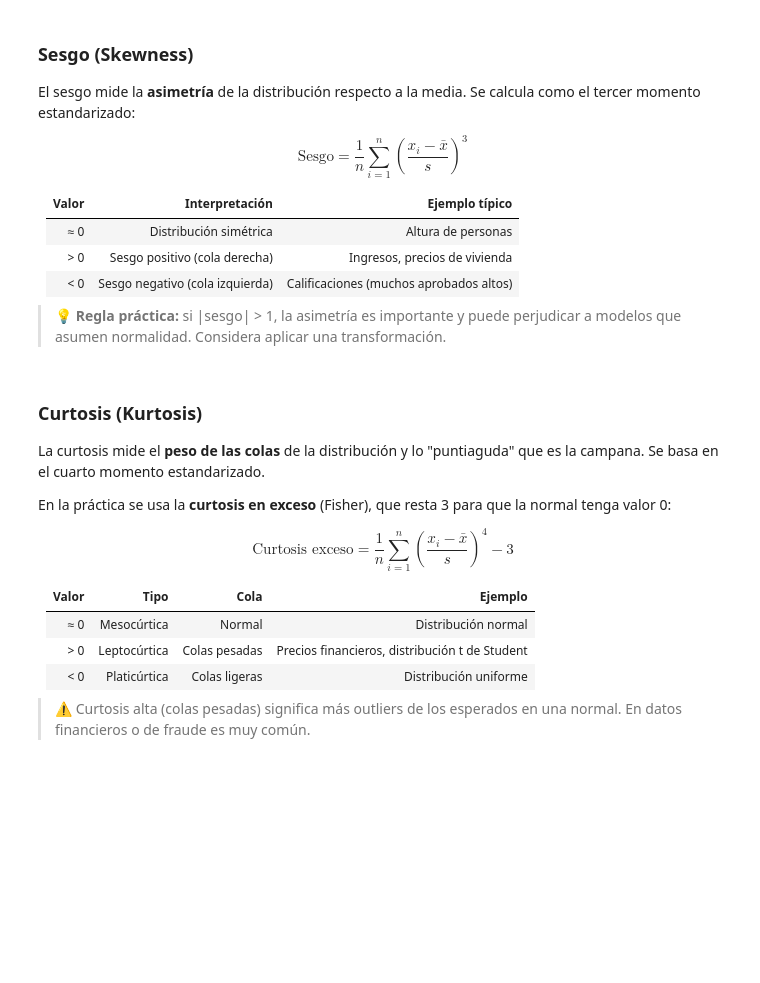
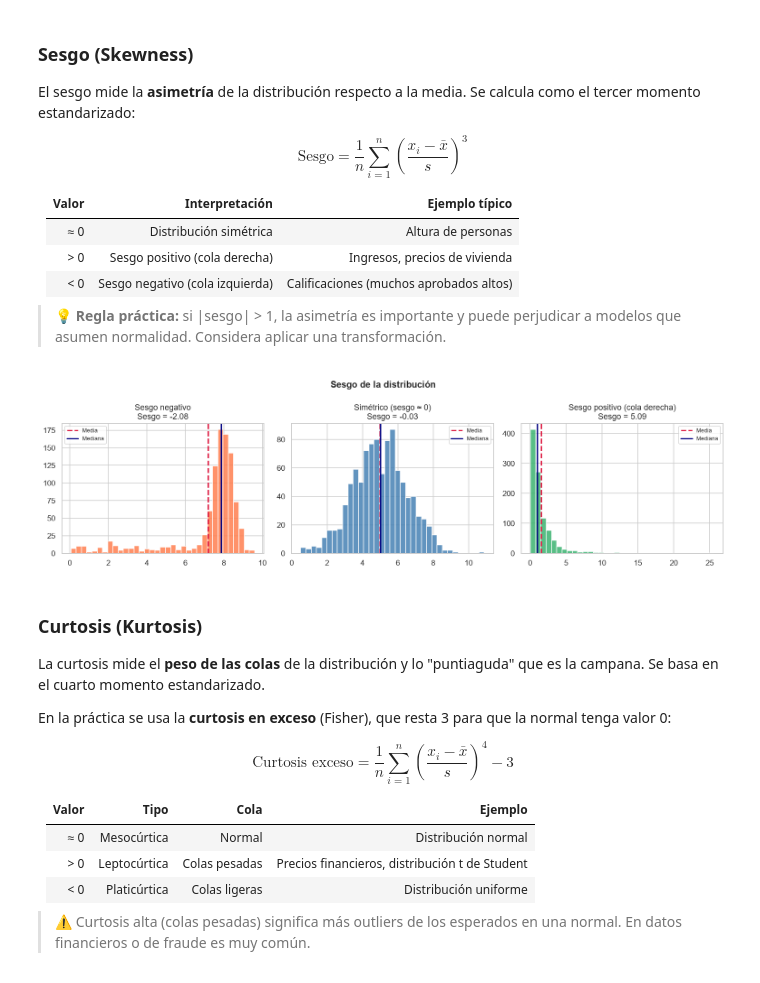
Before and after one commit to aalasan202/DLCD, a Jupyter notebook: UD2/Bloque_2_Distribuciones_y_Normalidad/B2_S1_Distribuciones_y_Forma.ipynb, the cells around one changed output. Drawn from its saved outputs; the diff is of its cells as text; code cells hidden in the pictures; blank space fills up the shorter version.

```diff
--- a/UD2/Bloque_2_Distribuciones_y_Normalidad/B2_S1_Distribuciones_y_Forma.ipynb
+++ b/UD2/Bloque_2_Distribuciones_y_Normalidad/B2_S1_Distribuciones_y_Forma.ipynb
@@ -212,34 +226,32 @@ $$\text{Sesgo} = \frac{1}{n} \sum_{i=1}^{n} \left(\frac{x_i - \bar{x}}{s}\right)
 # %%
 # Visualización del sesgo
 fig, axes = plt.subplots(1, 3, figsize=(14, 4))
 
 # Sesgo negativo
 data_neg = np.concatenate([np.random.normal(8, 0.5, 800), np.random.uniform(0, 8, 200)])
 # Simétrico
 data_sym = np.random.normal(5, 1.5, 1000)
 # Sesgo positivo (log-normal)
 data_pos = np.random.lognormal(0, 1, 1000)
 
 for ax, data, title, color in zip(
     axes,
     [data_neg, data_sym, data_pos],
-    ['Sesgo negativo
-(cola izquierda)', 'Simétrico
-(sesgo ≈ 0)', 'Sesgo positivo
-(cola derecha)'],
+    ['Sesgo negativo', 'Simétrico (sesgo ≈ 0)', 'Sesgo positivo (cola derecha)'],
     ['coral', 'steelblue', 'mediumseagreen']
 ):
     skew = stats.skew(data)
     ax.hist(data, bins=35, color=color, edgecolor='white', alpha=0.85)
     ax.axvline(np.mean(data), color='crimson', linestyle='--', linewidth=2, label='Media')
     ax.axvline(np.median(data), color='navy', linestyle='-', linewidth=2, label='Mediana')
-    ax.set_title(f'{title}
-Sesgo = {skew:.2f}')
+    ax.set_title(f'{title}\nSesgo = {skew:.2f}')
     ax.legend(fontsize=8)
 
 plt.suptitle('Sesgo de la distribución', fontsize=13, fontweight='bold')
 plt.tight_layout()
 plt.show()
+# %% [output]
+[figure, added]
 # %%
 # Sesgo en variables reales del Titanic y Diamonds
 print("Sesgo de variables numéricas (Titanic):")
```
Also changed, not shown: parts of 6 cells of this notebook.
